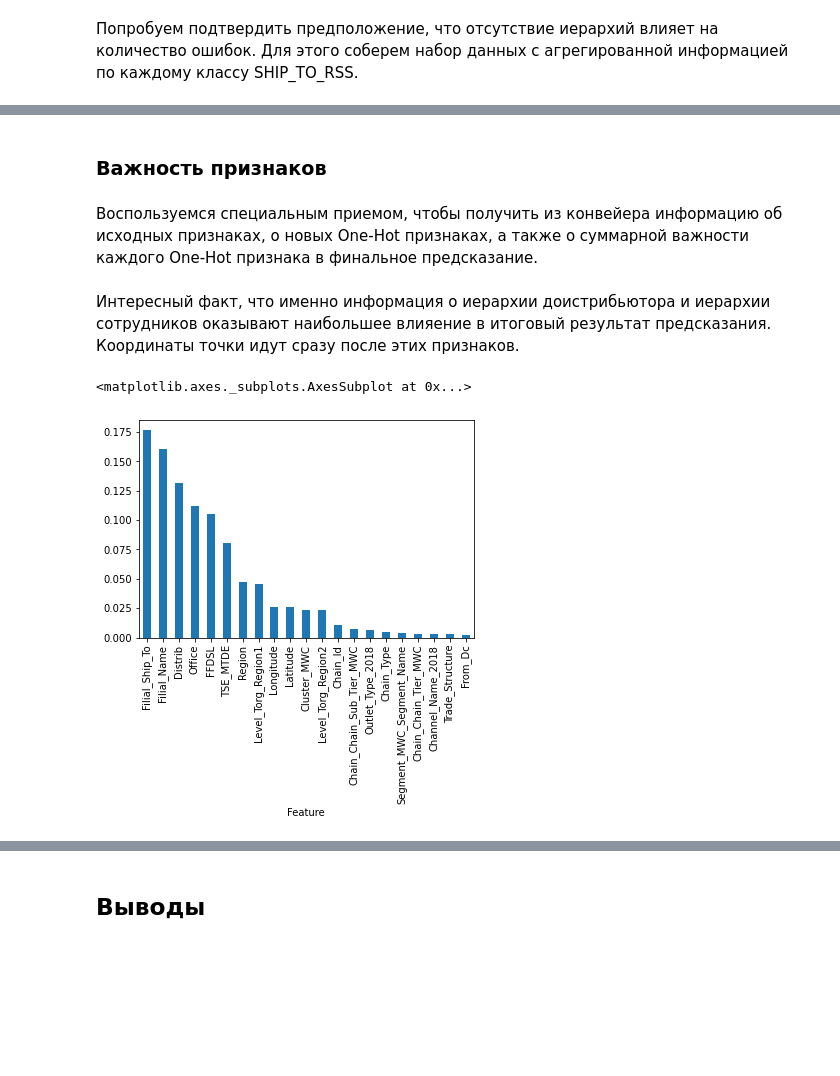
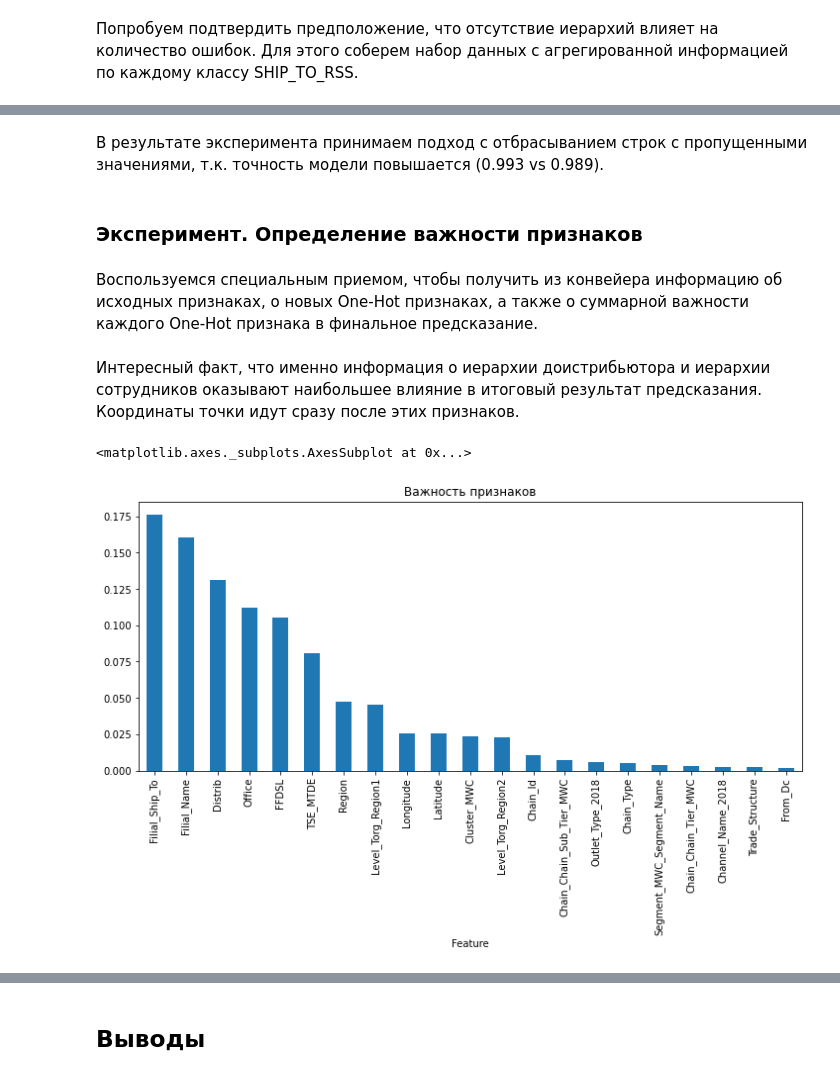
Before and after one commit to pigidser/Territory-Prediction, a Jupyter notebook: Data analysis and pre-processing.ipynb, the cells around one changed output, grey strips where cells are left out. Saved outputs shown, nothing was run; the diff lists cells and outputs as text; code cells hidden in the pictures; blank space fills up the shorter version.

```diff
--- a/Data analysis and pre-processing.ipynb
+++ b/Data analysis and pre-processing.ipynb
@@ -490,0 +593,5 @@ ship_to_prediction_result_df.sort_values('wrong_predicted_percentage',ascending=
+# %%
+X, y, X_train, X_valid, y_train, y_valid = get_data()
+model = get_pipeline(X_train, y_train, clf)
+y_pred = model.predict(X_valid)
+print('balanced accuracy score: {:.3f}'.format(balanced_accuracy_score(y_valid, y_pred)))
@@ -525,19 +619,0 @@ df['SHIP_TO_RSS'].replace(0, np.NaN, inplace=True)
-# %%
-ships = list(ship_counts['SHIP_TO_RSS'][ship_counts['COUNTS']<25].values)
-
-target = ['SHIP_TO_RSS']
-service = ['isTrain','isCoord']
-features = [column for column in df.columns if column not in target and column not in service]
-X = df[(df['isTrain']==True)&(~df['SHIP_TO_RSS'].isin(ships))][features]
-y = df[(df['isTrain']==True)&(~df['SHIP_TO_RSS'].isin(ships))][target]
-y['SHIP_TO_RSS'] = y['SHIP_TO_RSS'].astype(int)
-
-cat_features = X.select_dtypes(include=['object']).columns  # Categorical
-num_features = X.select_dtypes(exclude=['object']).columns  # Numeric
-
-X_train, X_valid, y_train, y_valid = train_test_split(X, y, test_size=0.3, random_state=42, stratify=y)
-# %%
-clf = RandomForestClassifier(n_estimators=10, random_state=42, n_jobs=-1)
-model = model_fit(X_train, y_train, clf)
-y_pred = model.predict(X_valid)
-print('balanced accuracy score: {:.3f}'.format(balanced_accuracy_score(y_valid, y_pred)))
@@ -548,8 +640,13 @@ balanced accuracy score: 0.993
+# %% [markdown]
+В результате эксперимента принимаем подход с отбрасыванием строк с пропущенными значениями, т.к. точность модели повышается (0.993 vs 0.989).
 # %% [markdown]
-### Важность признаков
+### Эксперимент. Определение важности признаков
 # %% [markdown]
 Воспользуемся специальным приемом, чтобы получить из конвейера информацию об исходных признаках, о новых One-Hot признаках, а также о суммарной важности каждого One-Hot признака в финальное предсказание.
 # %%
+cat_features = X.select_dtypes(include=['object']).columns  # Categorical
+num_features = X.select_dtypes(exclude=['object']).columns  # Numeric
+
 # Получить объект OneHotEncoder
 ohe = (model.named_steps['preprocess']
        .named_transformers_['cat']
@@ -572,15 +669,16 @@ rfc = model.named_steps['classifier']
 
 # Создать DataFrame с тремя столбцами:
 # исходный признак, соответствующий One Hot признак, важность признака из классификатора
-fimp_pd = pd.DataFrame(
+df_imp = pd.DataFrame(
         {"Feature":features_raw,
          "FeatureName":feature_names,
          "Importance":rfc.feature_importances_}
     ).sort_values(["Importance"], ascending=False)
 # %% [markdown]
-Интересный факт, что именно информация о иерархии доистрибьютора и иерархии сотрудников оказывают наибольшее влияение в итоговый результат предсказания. Координаты точки идут сразу после этих признаков.
+Интересный факт, что именно информация о иерархии доистрибьютора и иерархии сотрудников оказывают наибольшее влияние в итоговый результат предсказания. Координаты точки идут сразу после этих признаков.
 # %%
-fimp_pd.groupby('Feature').Importance.sum().sort_values(ascending=False).plot(kind='bar')
+df_imp.groupby('Feature').Importance.sum().sort_values(ascending=False) \
+    .plot(kind='bar',figsize=(12,5),title='Важность признаков')
 # %% [output]
 <matplotlib.axes._subplots.AxesSubplot at 0x...>
-[figure, old version]
+[figure, new version]
```
Also changed, not shown: parts of 73 cells of this notebook.
